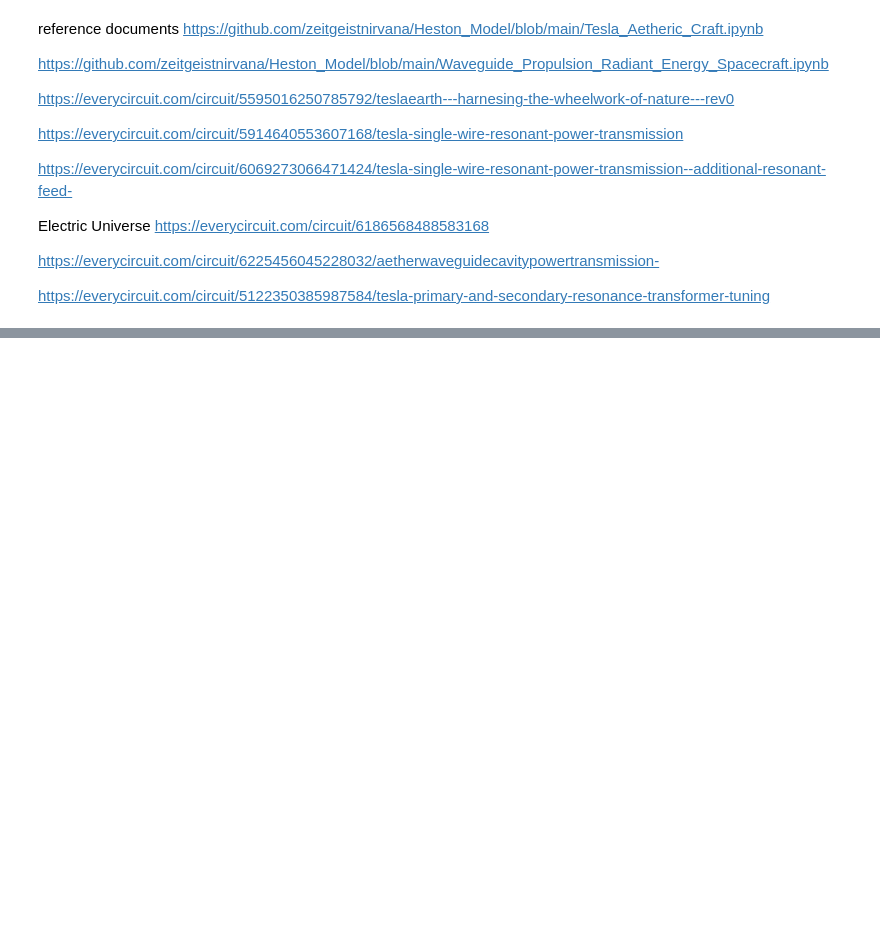
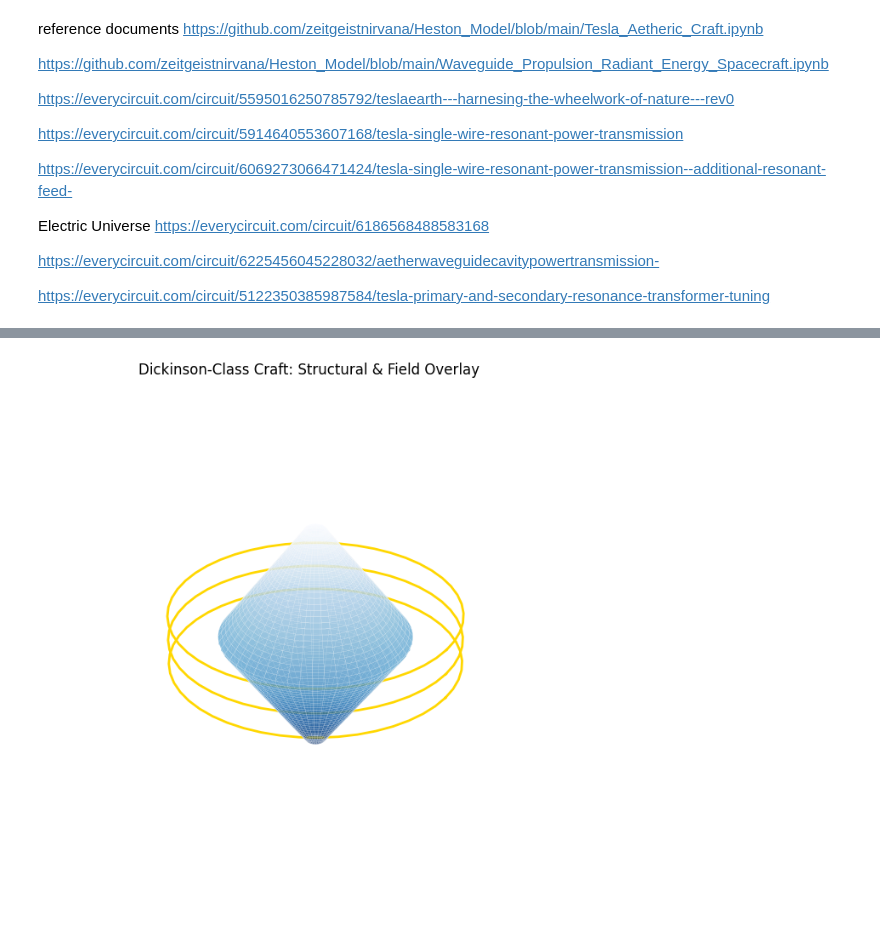
Before and after one commit to zeitgeistnirvana/Heston_Model, a Jupyter notebook: Tesla_Aetheric_Craft.ipynb, the cells around one changed output, grey strips where cells are left out. Saved outputs shown, nothing was run; the diff lists cells and outputs as text; code cells hidden in the pictures; blank space fills up the shorter version.

```diff
--- a/Tesla_Aetheric_Craft.ipynb
+++ b/Tesla_Aetheric_Craft.ipynb
@@ -5651,0 +5669,37 @@ https://everycircuit.com/circuit/5122350385987584/tesla-primary-and-secondary-re
+# %%
+import numpy as np
+import matplotlib.pyplot as plt
+from mpl_toolkits.mplot3d import Axes3D
+
+def draft_craft_design():
+    fig = plt.figure(figsize=(12, 8))
+    ax = fig.add_subplot(111, projection='3d')
+
+    # 1. Define the Graphene-Diamond Hull (A Biconic Bicone)
+    u = np.linspace(0, 2 * np.pi, 100)
+    v = np.linspace(-1, 1, 100)
+    U, V = np.meshgrid(u, v)
+
+    # The 1.11 Harmonic scaling for the hull geometry
+    R = 1.11 - np.abs(V)
+    X = R * np.cos(U)
+    Y = R * np.sin(U)
+    Z = V * 2.22 # Scaled by 2x 1.11
+
+    # Render Hull
+    ax.plot_surface(X, Y, Z, cmap='Blues_r', alpha=0.6, edgecolors='w', linewidth=0.1)
+
+    # 2. Map the Bifilar Coil Field (Toroidal Flux)
+    angle = np.linspace(0, 2 * np.pi, 50)
+    for height in [-0.5, 0, 0.5]:
+        r_field = 1.5 * (1.11)
+        ax.plot(r_field * np.cos(angle), r_field * np.sin(angle), height,
+                color='gold', lw=2, label='Bifilar Flux Ring' if height==0 else "")
+
+    ax.set_title("Dickinson-Class Craft: Structural & Field Overlay")
+    ax.set_axis_off()
+    plt.show()
+
+draft_craft_design()
+# %% [output]
+[figure, added]
```
Also changed, not shown: parts of 2 cells of this notebook.
